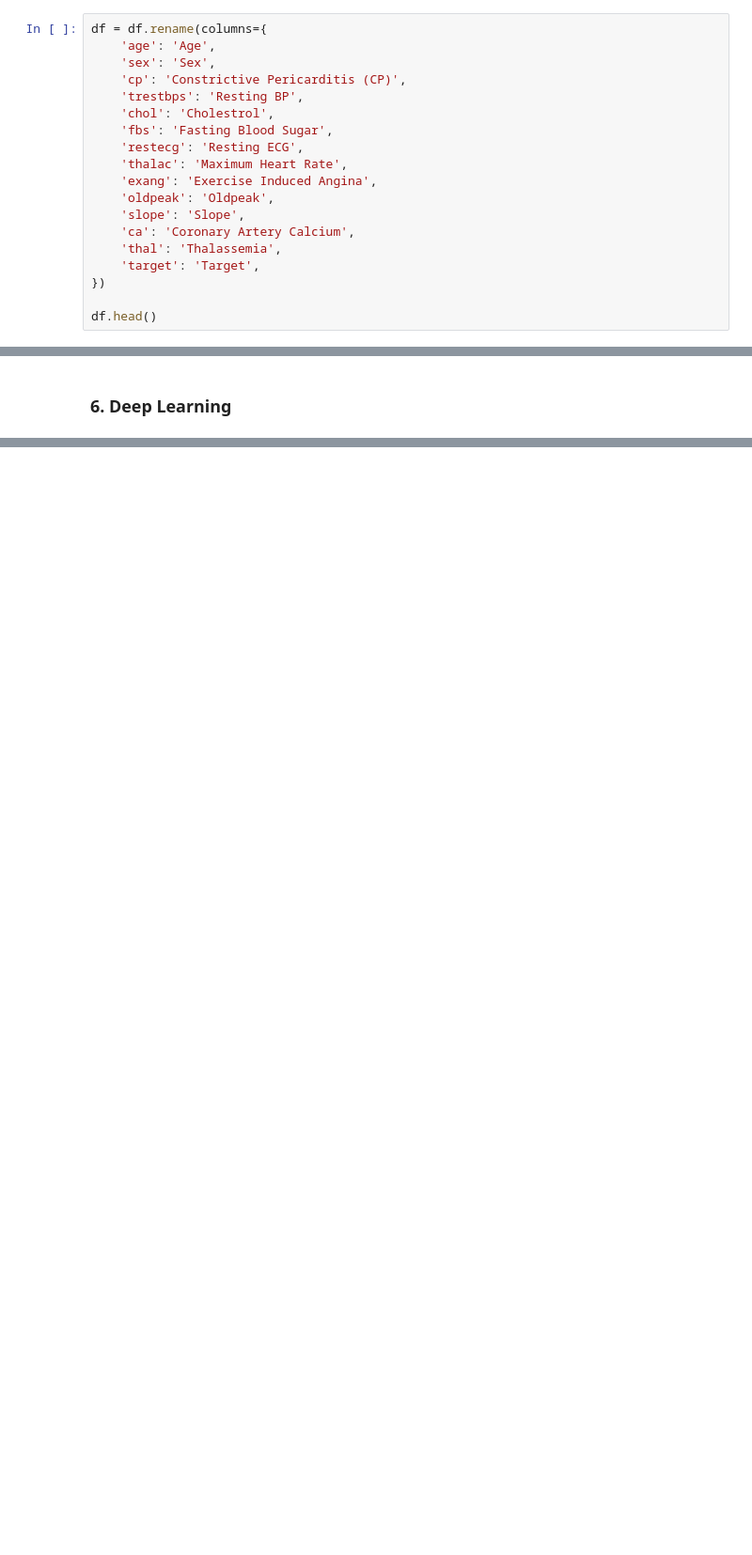
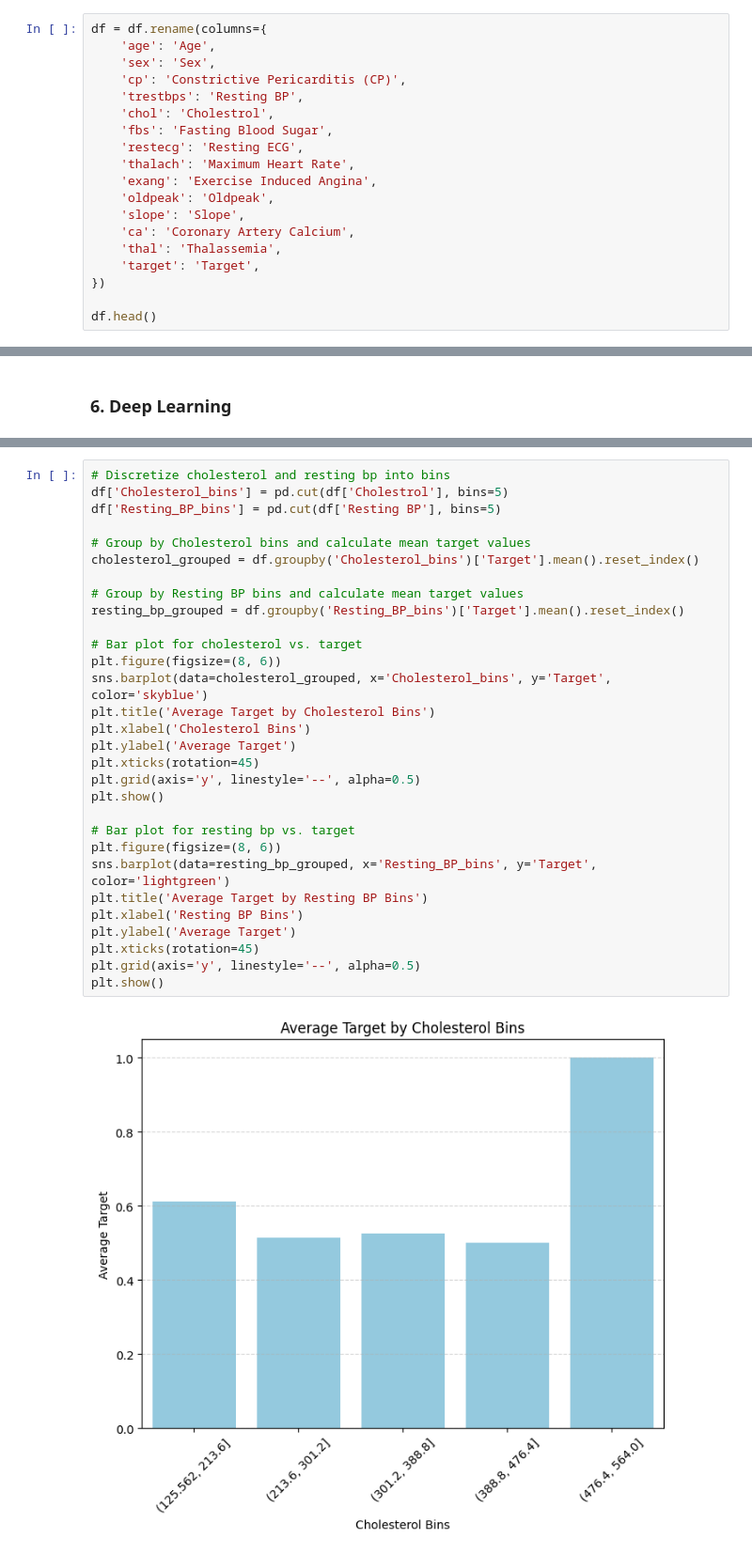
Before and after one commit to shreyash-jais-02/Heart-Disease-Prediction, a Jupyter notebook: Heart Disease prediction.ipynb, the cells around one changed output, grey strips where cells are left out. Shown: that part at 94% size. Saved outputs shown, nothing was run; the diff lists cells and outputs as text; blank space fills up the shorter version.

```diff
--- a/Heart Disease prediction.ipynb
+++ b/Heart Disease prediction.ipynb
@@ -42,7 +46,7 @@ df = df.rename(columns={
     'chol': 'Cholestrol',
     'fbs': 'Fasting Blood Sugar',
     'restecg': 'Resting ECG',
-    'thalac': 'Maximum Heart Rate',
+    'thalach': 'Maximum Heart Rate',
     'exang': 'Exercise Induced Angina',
     'oldpeak': 'Oldpeak',
     'slope': 'Slope',
@@ -288,0 +346,32 @@ Model Accuracy: 0.9016
+# %%
+# Discretize cholesterol and resting bp into bins
+df['Cholesterol_bins'] = pd.cut(df['Cholestrol'], bins=5)
+df['Resting_BP_bins'] = pd.cut(df['Resting BP'], bins=5)
+
+# Group by Cholesterol bins and calculate mean target values
+cholesterol_grouped = df.groupby('Cholesterol_bins')['Target'].mean().reset_index()
+
+# Group by Resting BP bins and calculate mean target values
+resting_bp_grouped = df.groupby('Resting_BP_bins')['Target'].mean().reset_index()
+
+# Bar plot for cholesterol vs. target
+plt.figure(figsize=(8, 6))
+sns.barplot(data=cholesterol_grouped, x='Cholesterol_bins', y='Target', color='skyblue')
+plt.title('Average Target by Cholesterol Bins')
+plt.xlabel('Cholesterol Bins')
+plt.ylabel('Average Target')
+plt.xticks(rotation=45)
+plt.grid(axis='y', linestyle='--', alpha=0.5)
+plt.show()
+
+# Bar plot for resting bp vs. target
+plt.figure(figsize=(8, 6))
+sns.barplot(data=resting_bp_grouped, x='Resting_BP_bins', y='Target', color='lightgreen')
+plt.title('Average Target by Resting BP Bins')
+plt.xlabel('Resting BP Bins')
+plt.ylabel('Average Target')
+plt.xticks(rotation=45)
+plt.grid(axis='y', linestyle='--', alpha=0.5)
+plt.show()
+# %% [output]
+[figure, added]
```
Also changed, not shown: parts of 13 cells of this notebook.
